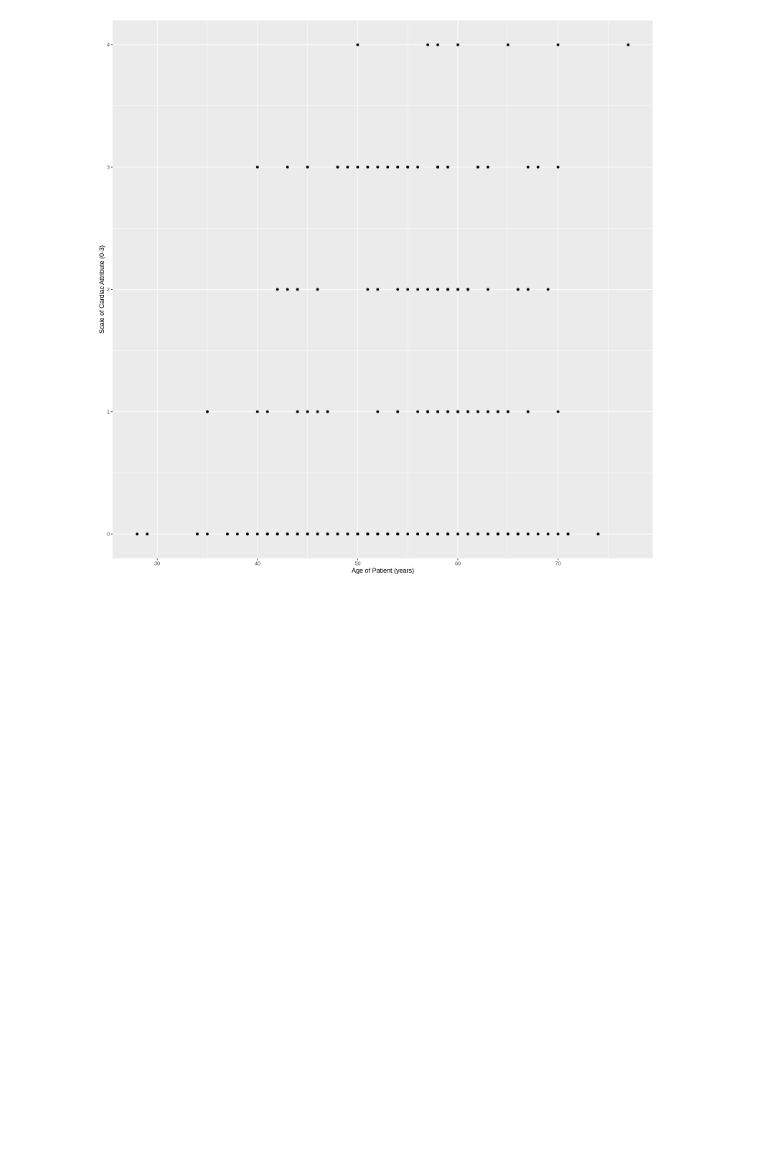
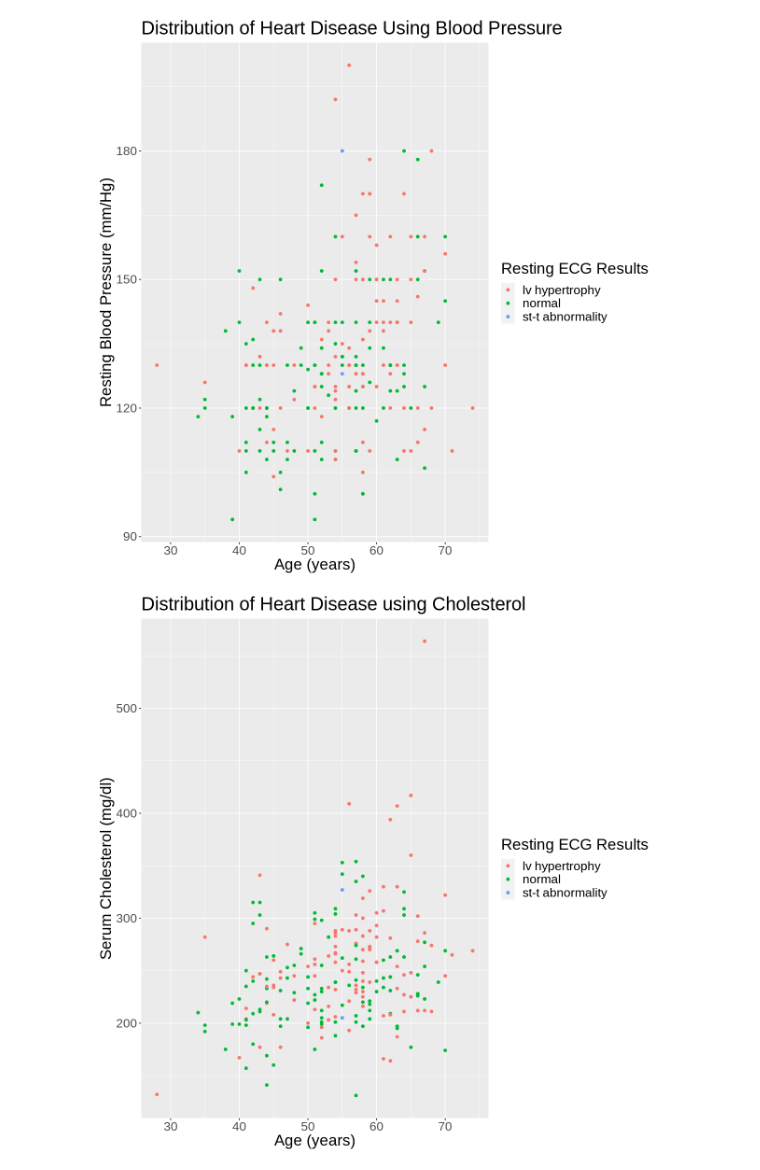
Before and after one commit to QiXu2022/dsci-100-project-Group_66, a Jupyter notebook: group66_project_proposal.ipynb, the cells around one changed output. Cells and saved outputs as stored; diff of their text form; code cells hidden in the pictures; blank space fills up the shorter version.

```diff
--- a/group66_project_proposal.ipynb
+++ b/group66_project_proposal.ipynb
@@ -65,0 +48,6 @@ A tibble: 304 × 5
+# %%
+#tidying the data
+tidy_data<-heart_disease_data |>
+    filter(dataset=="Cleveland") |>
+    select(age, trestbps, chol, restecg)
+tidy_data
@@ -66,6 +67,7 @@ A tibble: 304 × 5
 # %%
+set.seed(2)
 #splitting the data to use the training set
-heart_split<- initial_split(tidy_data, prop=0.75, strata=num)
+heart_split<- initial_split(tidy_data, prop=0.75, strata=restecg)
 heart_train<-training(heart_split)
 heart_train
 
@@ -134,12 +136,21 @@ tibble [226 × 5] (S3: tbl_df/tbl/data.frame)
 # %%
 #preliminary exploration plot
-options(repr.plot.width=13, repr.plot.height=13)
+options(repr.plot.width=10, repr.plot.height=10)
 
-prelim_age_plot <- heart_train |>
-    ggplot(aes(x=age, y=num)) +
+
+hd_bp_plot <- ggplot(heart_train, aes(x=age, y = trestbps, colour = restecg )) +
     geom_point() +
-    labs(x="Age of Patient (years)", y="Scale of Cardiac Attribute (0-3)")
-    theme_text=(element_text(size=20))
-prelim_age_plot
+    labs(x= "Age (years)", y="Resting Blood Pressure (mm/Hg)", color= "Resting ECG Results")+
+    ggtitle("Distribution of Heart Disease Using Blood Pressure") +
+    theme(text=element_text(size=20))
+hd_bp_plot
+
+hd_chol_plot <- ggplot(heart_train, aes(x=age, y = chol, colour = restecg )) +
+    geom_point() +
+    labs(x= "Age (years)", y="Serum Cholesterol (mg/dl)", color= "Resting ECG Results")+
+    ggtitle("Distribution of Heart Disease using Cholesterol") +
+    theme(text=element_text(size=20))
+hd_chol_plot
 # %% [output]
-[figure, old version]
+[figure, new version]
+[figure, added]
```
Also changed, not shown: parts of 16 cells of this notebook.
